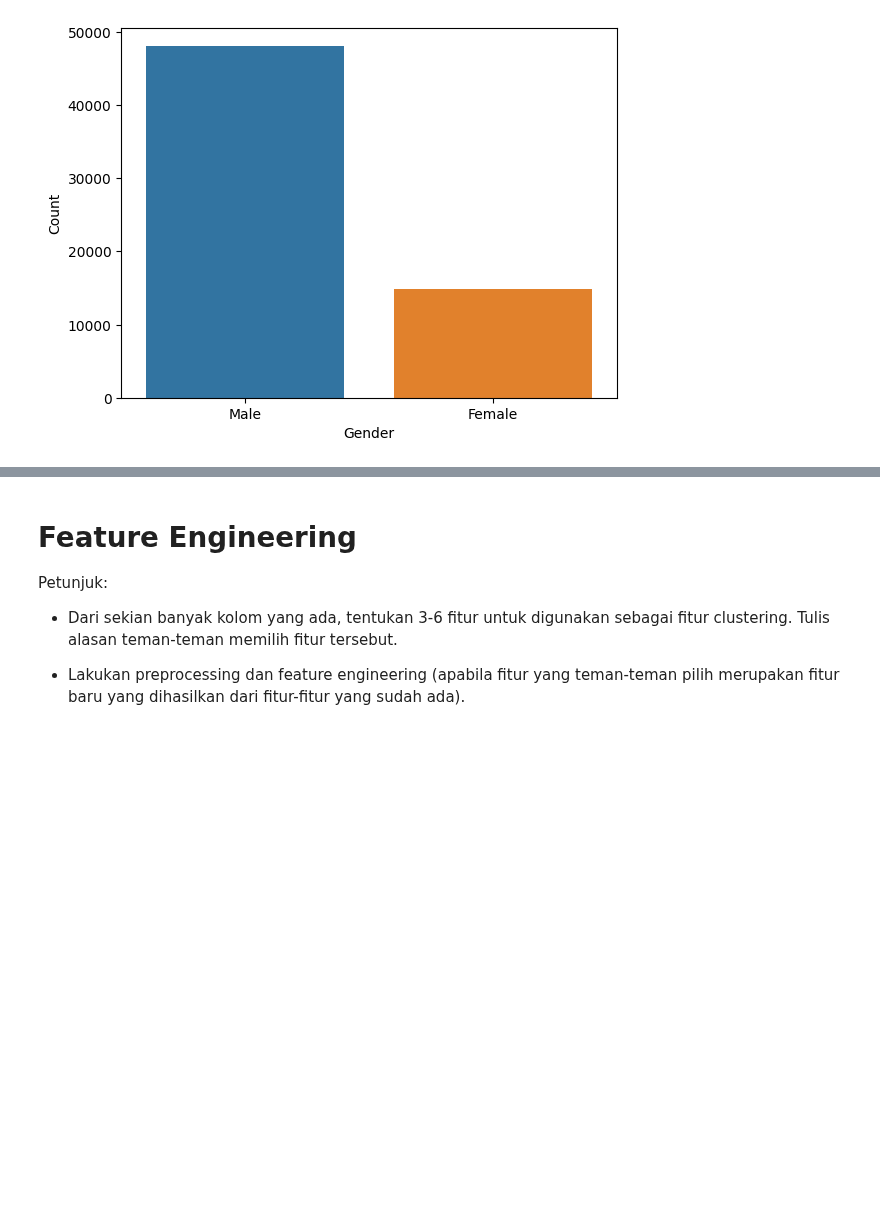
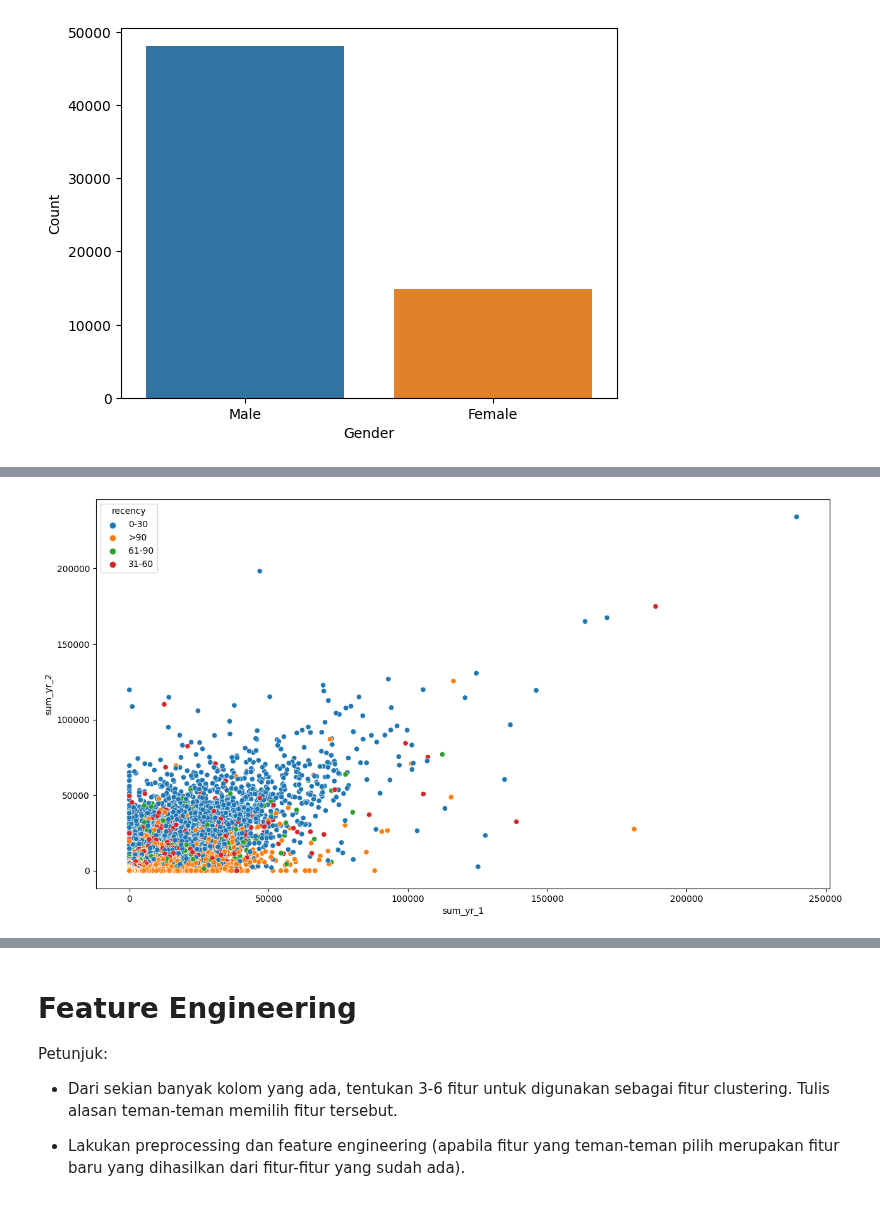
Before and after one commit to mezkymy/airline-cv-analysis, a Jupyter notebook: airline_cust_value_analysis.ipynb, the cells around one changed output, grey strips where cells are left out. Saved outputs shown, nothing was run; the diff lists cells and outputs as text; code cells hidden in the pictures; blank space fills up the shorter version.

```diff
--- a/airline_cust_value_analysis.ipynb
+++ b/airline_cust_value_analysis.ipynb
@@ -268,0 +284,9 @@ plt.show()
+# %%
+# Visualize the relationship between variables using scatter plots
+df['recency'] = df['last_to_end'].apply(lambda x: '0-30' if x<=30 else ('31-60' if x<=60 else ('61-90' if x<=90 else '>90')))
+
+plt.figure(figsize=(15,8))
+sns.scatterplot(x='sum_yr_1', y='sum_yr_2', data=df, hue='recency')
+plt.show()
+# %% [output]
+[figure, added]
```
Also changed, not shown: parts of 4 cells of this notebook.
